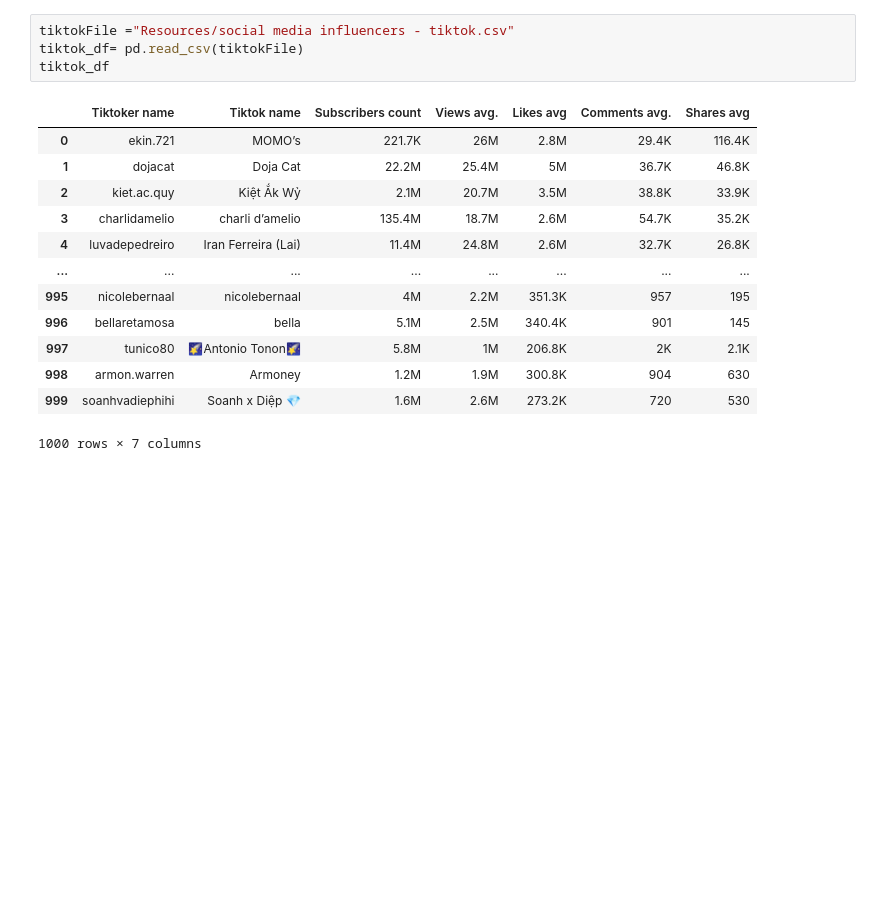
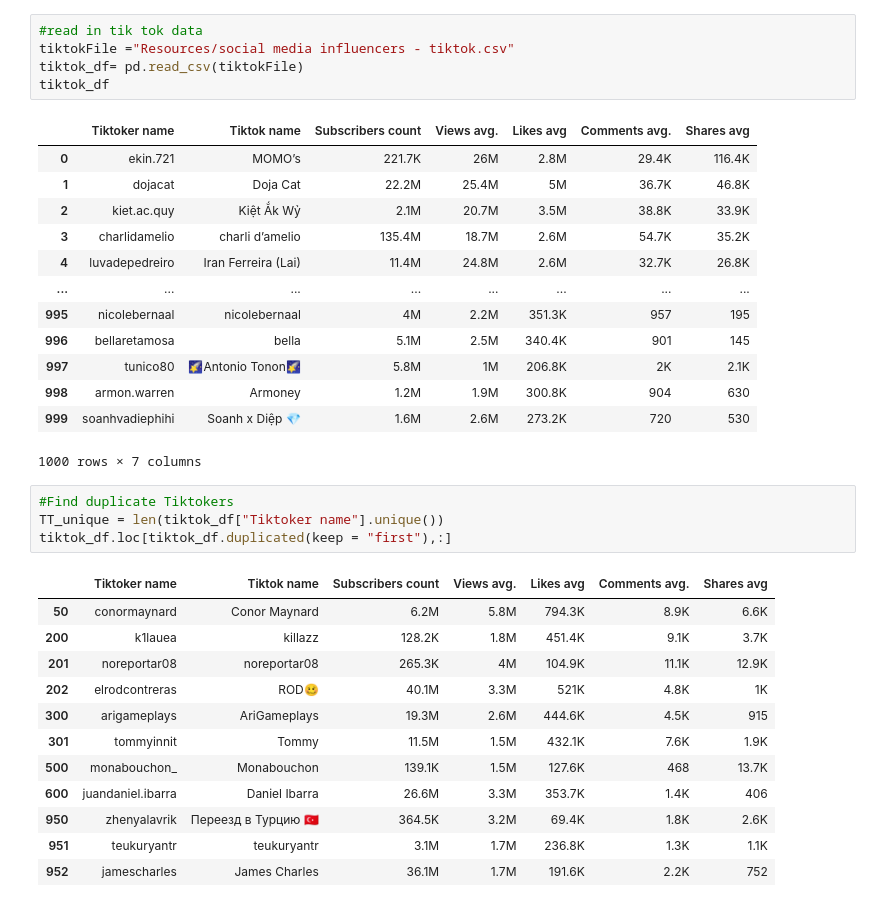
Before and after one commit to mark-m0/Project-1, a Jupyter notebook: SocialInfluencer.ipynb, the cells around one changed output. Saved outputs shown, nothing was run; the diff lists cells and outputs as text; blank space fills up the shorter version.

```diff
--- a/SocialInfluencer.ipynb
+++ b/SocialInfluencer.ipynb
@@ -33,4 +93,5 @@ youtube_df
 # %%
+#read in tik tok data
 tiktokFile ="Resources/social media influencers - tiktok.csv"
 tiktok_df= pd.read_csv(tiktokFile)
 tiktok_df
@@ -48,3 +109,20 @@ tiktok_df
 | 998 | armon.warren | Armoney | 1.2M | 1.9M | 300.8K | 904 | 630 |
 | 999 | soanhvadiephihi | Soanh x Diệp 💎 | 1.6M | 2.6M | 273.2K | 720 | 530 |
 1000 rows × 7 columns
+# %%
+#Find duplicate Tiktokers
+TT_unique = len(tiktok_df["Tiktoker name"].unique())
+tiktok_df.loc[tiktok_df.duplicated(keep = "first"),:]
+# %% [output]
+|  | Tiktoker name | Tiktok name | Subscribers count | Views avg. | Likes avg | Comments avg. | Shares avg |
+| 50 | conormaynard | Conor Maynard | 6.2M | 5.8M | 794.3K | 8.9K | 6.6K |
+| 200 | k1lauea | killazz | 128.2K | 1.8M | 451.4K | 9.1K | 3.7K |
+| 201 | noreportar08 | noreportar08 | 265.3K | 4M | 104.9K | 11.1K | 12.9K |
+| 202 | elrodcontreras | ROD🥴 | 40.1M | 3.3M | 521K | 4.8K | 1K |
+| 300 | arigameplays | AriGameplays | 19.3M | 2.6M | 444.6K | 4.5K | 915 |
+| 301 | tommyinnit | Tommy | 11.5M | 1.5M | 432.1K | 7.6K | 1.9K |
+| 500 | monabouchon_ | Monabouchon | 139.1K | 1.5M | 127.6K | 468 | 13.7K |
+| 600 | juandaniel.ibarra | Daniel Ibarra | 26.6M | 3.3M | 353.7K | 1.4K | 406 |
+| 950 | zhenyalavrik | Переезд в Турцию 🇹🇷 | 364.5K | 3.2M | 69.4K | 1.8K | 2.6K |
+| 951 | teukuryantr | teukuryantr | 3.1M | 1.7M | 236.8K | 1.3K | 1.1K |
+| 952 | jamescharles | James Charles | 36.1M | 1.7M | 191.6K | 2.2K | 752 |
```
Also changed, not shown: parts of 7 cells of this notebook.
